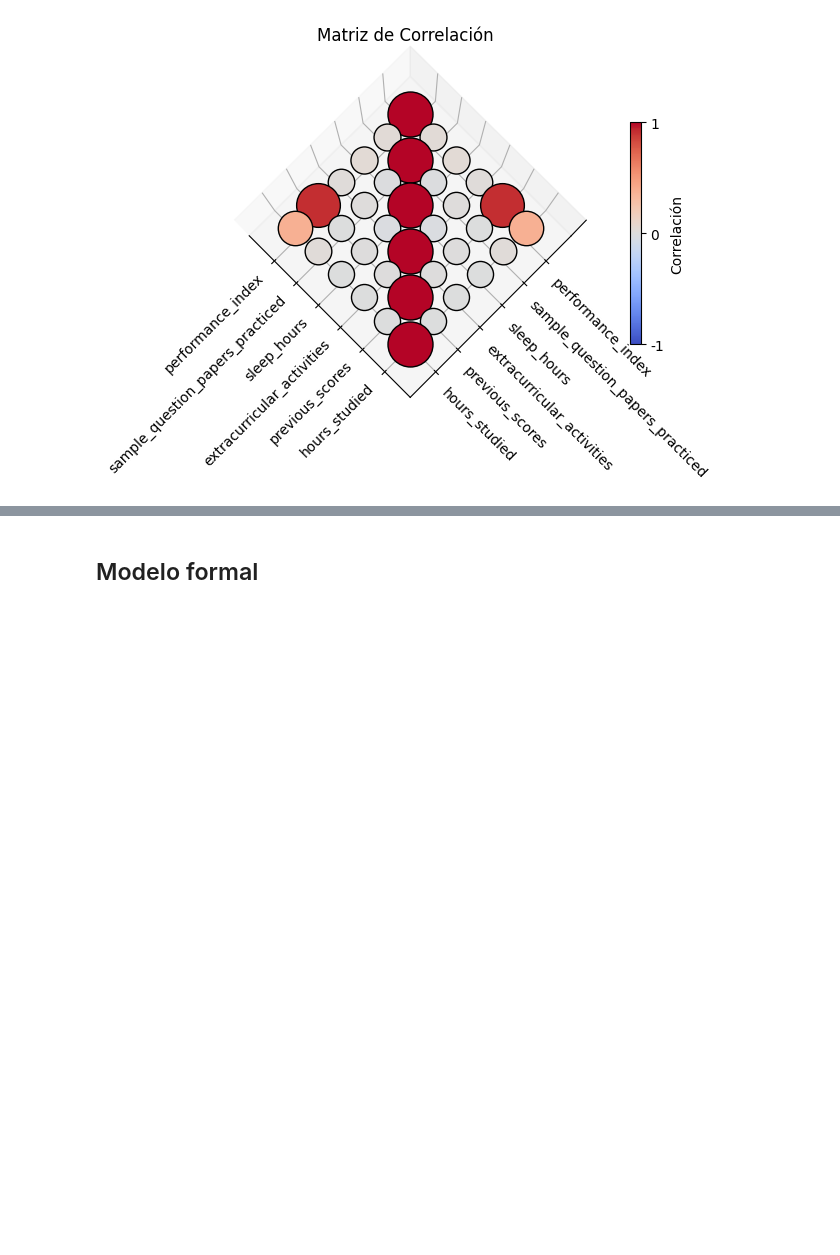
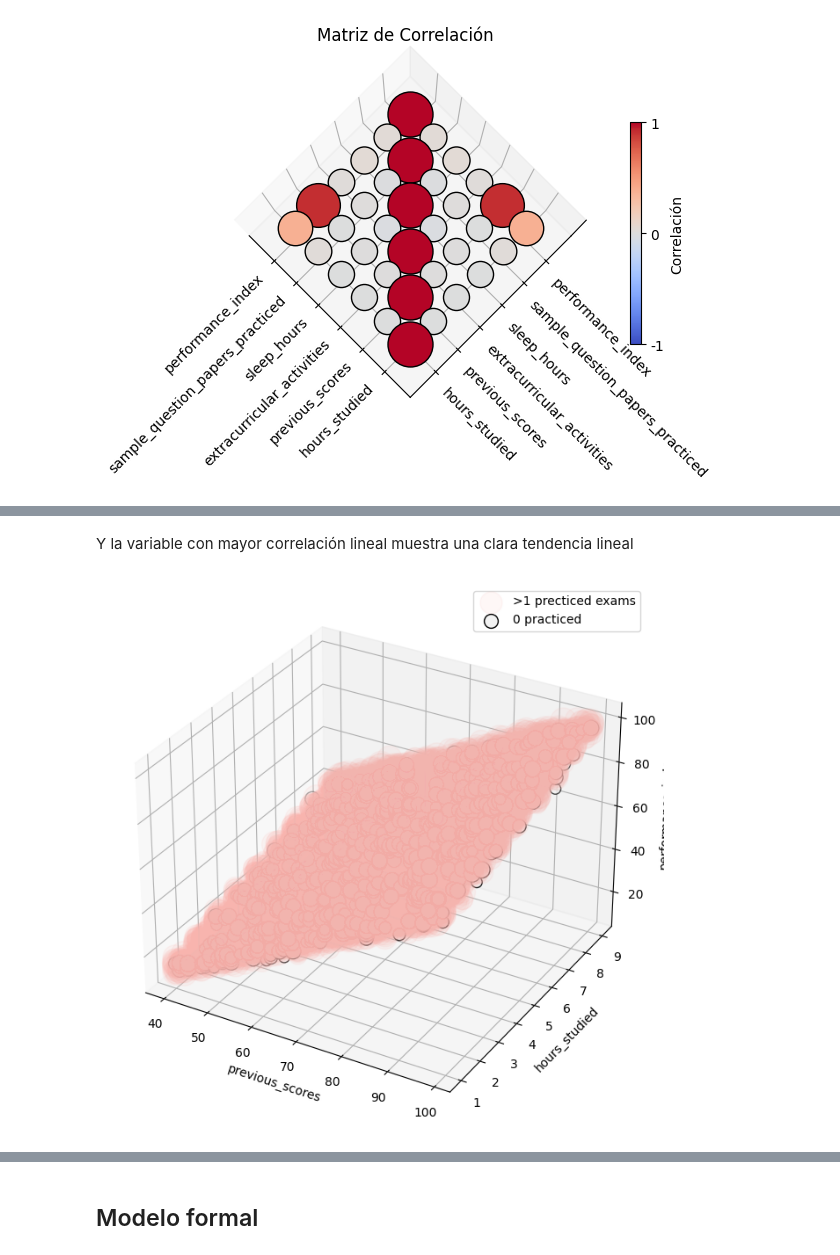
Before and after one commit to amaranto/aa2, a Jupyter notebook: ej1/ej1.ipynb, the cells around one changed output, grey strips where cells are left out. Drawn from its saved outputs; the diff is of its cells as text; code cells hidden in the pictures; blank space fills up the shorter version.

```diff
--- a/ej1/ej1.ipynb
+++ b/ej1/ej1.ipynb
@@ -461,0 +515,36 @@ plt.grid(True)
+# %% [markdown]
+Y la variable con mayor correlación lineal muestra una clara tendencia lineal
+# %%
+
+def categorize_class(values):
+    if values == 0:
+        return '0 practiced'
+    else:
+        return '>1 precticed exams'
+
+def plot_3d_bubble(df, x_col, y_col, z_col, class_col, size_col):
+    fig = plt.figure(figsize=(10, 8))
+    ax = fig.add_subplot(111, projection='3d')
+
+    df['Category'] = df[class_col].apply(categorize_class)
+
+    categories = df['Category'].unique()
+    colors = plt.cm.Pastel1(np.linspace(0, 1, len(categories)))
+
+    for category, color in zip(categories, colors):
+        subset = df[df['Category'] == category]
+        if category == '0 practiced':
+            ax.scatter(subset[x_col], subset[y_col], subset[z_col], c=[color], edgecolor='black', label=category, s=subset[size_col]*20)
+        else:
+            ax.scatter(subset[x_col], subset[y_col], subset[z_col], c=[color], label=category, s=subset[size_col]*50, alpha=0.1)
+
+    ax.set_xlabel(x_col)
+    ax.set_ylabel(y_col)
+    ax.set_zlabel(z_col)
+    ax.legend()
+
+    plt.show()
+
+plot_3d_bubble(df_train, 'previous_scores', 'hours_studied', 'performance_index', 'sample_question_papers_practiced', 'sleep_hours')
+# %% [output]
+[figure, added]
```
Also changed, not shown: parts of 44 cells of this notebook.
